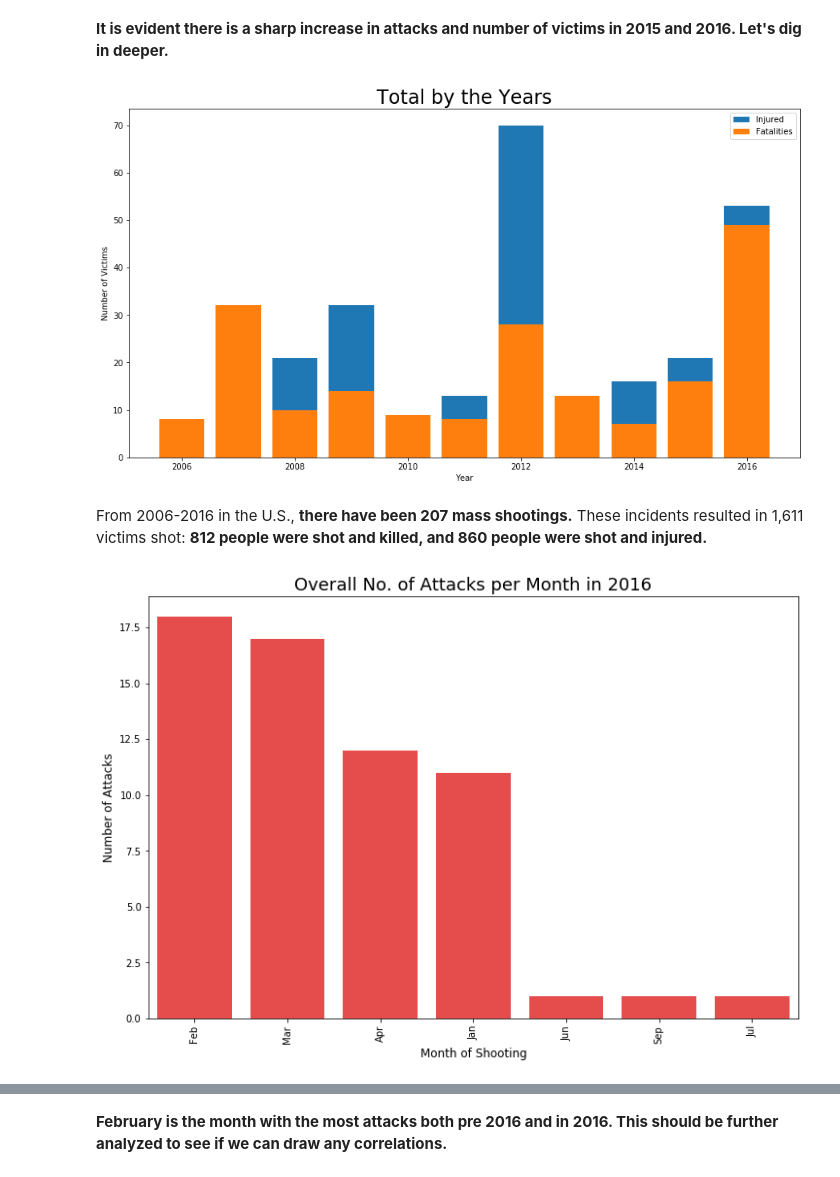
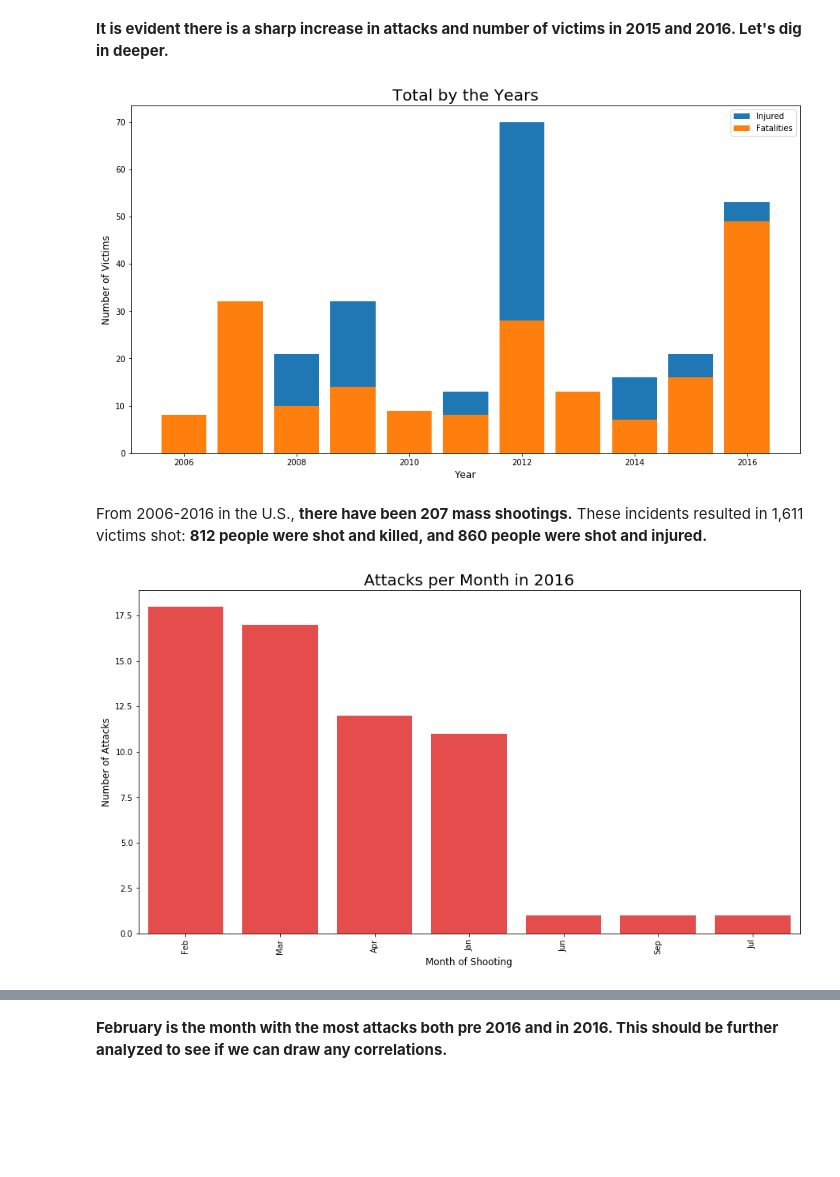
Before and after one commit to arielleweissman/Data-Viz, a Jupyter notebook: Mass_Shootings.ipynb, the cells around one changed output, grey strips where cells are left out. Drawn from its saved outputs; the diff is of its cells as text; code cells hidden in the pictures; blank space fills up the shorter version.

```diff
--- a/Mass_Shootings.ipynb
+++ b/Mass_Shootings.ipynb
@@ -42,40 +43,39 @@ plt.show()
 **It is evident there is a sharp increase in attacks and number of victims in 2015 and 2016. Let's dig in deeper.**
 # %%
 plt.figure(figsize=(15,8))
-
 plot1 = plt.bar(ms['Year'], ms['Injured'], label = 'Injured')
 plot2 = plt.bar(ms['Year'], ms['Fatalities'], label = 'Fatalities')
-plt.title('Total by the Years', fontsize=24)
-plt.ylabel('Number of Victims')
-plt.xlabel('Year')
+plt.title('Total by the Years', fontsize=20)
+plt.ylabel('Number of Victims', fontsize=12)
+plt.xlabel('Year', fontsize=12)
 plt.legend()
 plt.show()
 ## Help making more ticks for years
 # %% [output]
-[figure, old version]
+[figure, new version]
 # %% [markdown]
 From 2006-2016 in the U.S., **there have been 207 mass shootings.** These incidents resulted in 1,611 victims shot: **812 people were shot and killed, and 860 people were shot and injured.**
 # %%
 ms_all = ms.copy()
 ms_2016 = ms_all[ms_all.Year == 2016]
 ms_all = ms_all[ms_all.Year != 2016]
 ms_2016['Month'] = ms_2016['Date'].dt.month
 import calendar
 ms_2016['Month'] = ms_2016['Month'].apply(lambda x: calendar.month_abbr[x])
 
 
 cnt_Mth = ms_2016['Month'].value_counts()
-plt.figure(figsize=(12,8))
+plt.figure(figsize=(15,8))
 sns.barplot(cnt_Mth.index, cnt_Mth.values, alpha=0.8, color='r')
 plt.xticks(rotation='vertical')
 plt.xlabel('Month of Shooting', fontsize=12)
 plt.ylabel('Number of Attacks', fontsize=12)
-plt.title('Overall No. of Attacks per Month in 2016', fontsize=18)
+plt.title('Attacks per Month in 2016', fontsize=20)
 plt.show()
 
 # How to order these?
 # %% [output]
-[figure, old version]
+[figure, new version]
 # %%
 plt.figure(figsize=(15,8))
 sns.boxplot(ms['Month'], ms['Cnt_Mth'])
```
Also changed, not shown: parts of 16 cells of this notebook.
